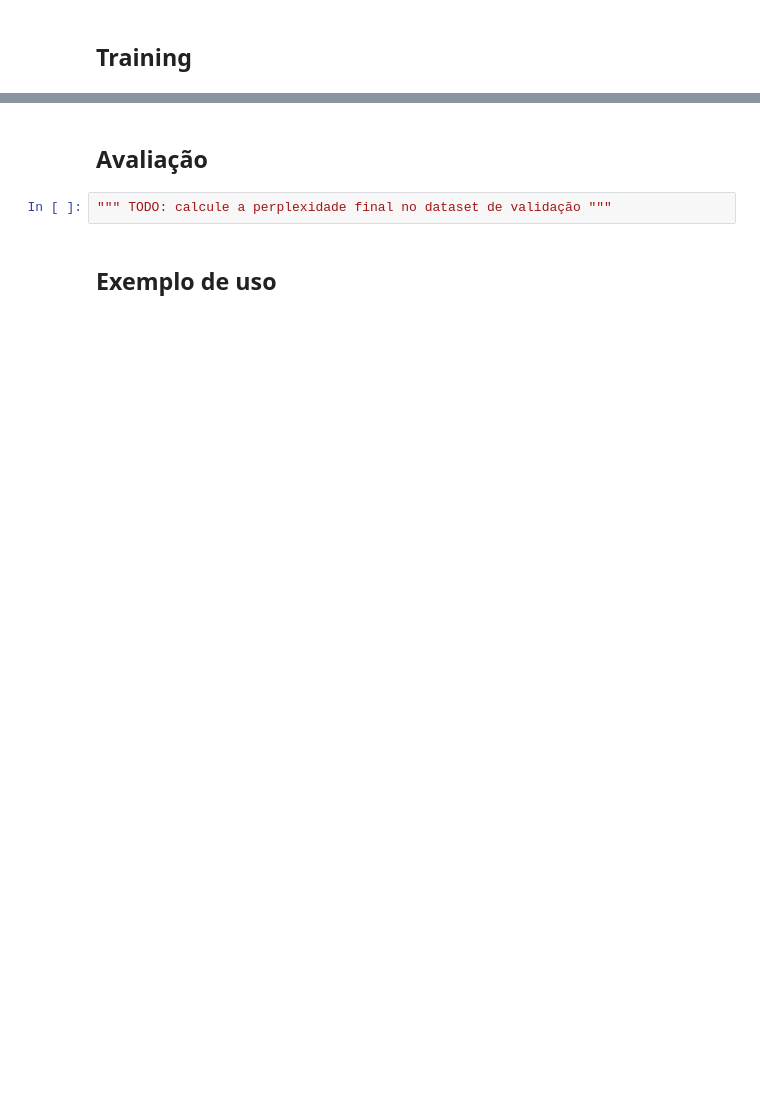
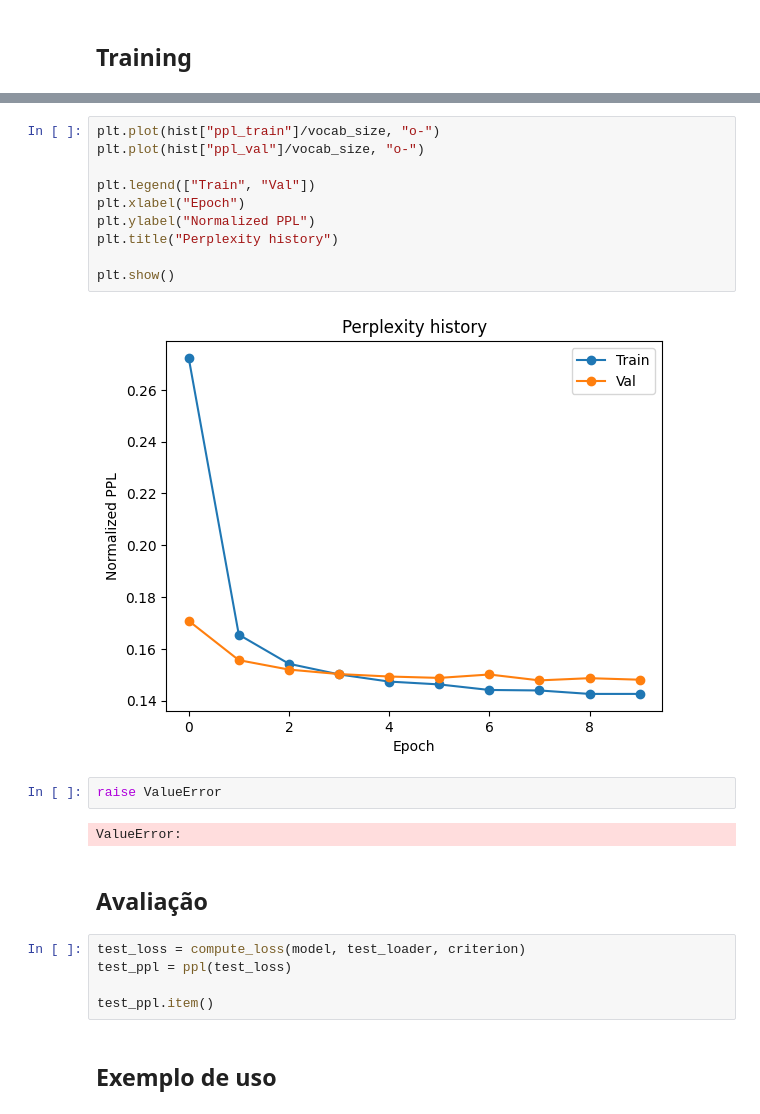
Before and after one commit to EltonCN/IA024, a Jupyter notebook: 03-AutoAtenção/Aula_2_3_Exercício_Modelo_de_Linguagem_com_auto_atenção.ipynb, the cells around one changed output, grey strips where cells are left out. Saved outputs shown, nothing was run; the diff lists cells and outputs as text; blank space fills up the shorter version.

```diff
--- a/03-AutoAtenção/Aula_2_3_Exercício_Modelo_de_Linguagem_com_auto_atenção.ipynb
+++ b/03-AutoAtenção/Aula_2_3_Exercício_Modelo_de_Linguagem_com_auto_atenção.ipynb
@@ -497,6 +792,25 @@ model.to(device)
+# %%
+plt.plot(hist["ppl_train"]/vocab_size, "o-")
+plt.plot(hist["ppl_val"]/vocab_size, "o-")
+
+plt.legend(["Train", "Val"])
+plt.xlabel("Epoch")
+plt.ylabel("Normalized PPL")
+plt.title("Perplexity history")
+
+plt.show()
+# %% [output]
+[figure, added]
+# %%
+raise ValueError
+# %% [output]
+ValueError:
 # %% [markdown]
 ## Avaliação
-# %%
-""" TODO: calcule a perplexidade final no dataset de validação """
+# %%
+test_loss = compute_loss(model, test_loader, criterion)
+test_ppl = ppl(test_loss)
+
+test_ppl.item()
 # %% [markdown]
 ## Exemplo de uso
```
Also changed, not shown: parts of 95 cells of this notebook, 1 other file.
